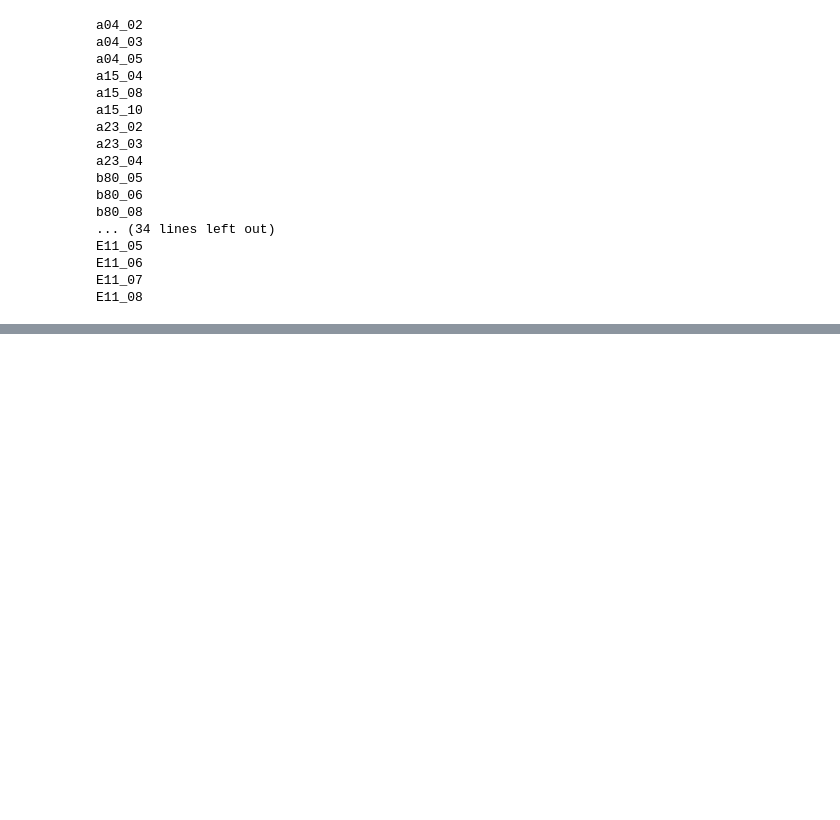
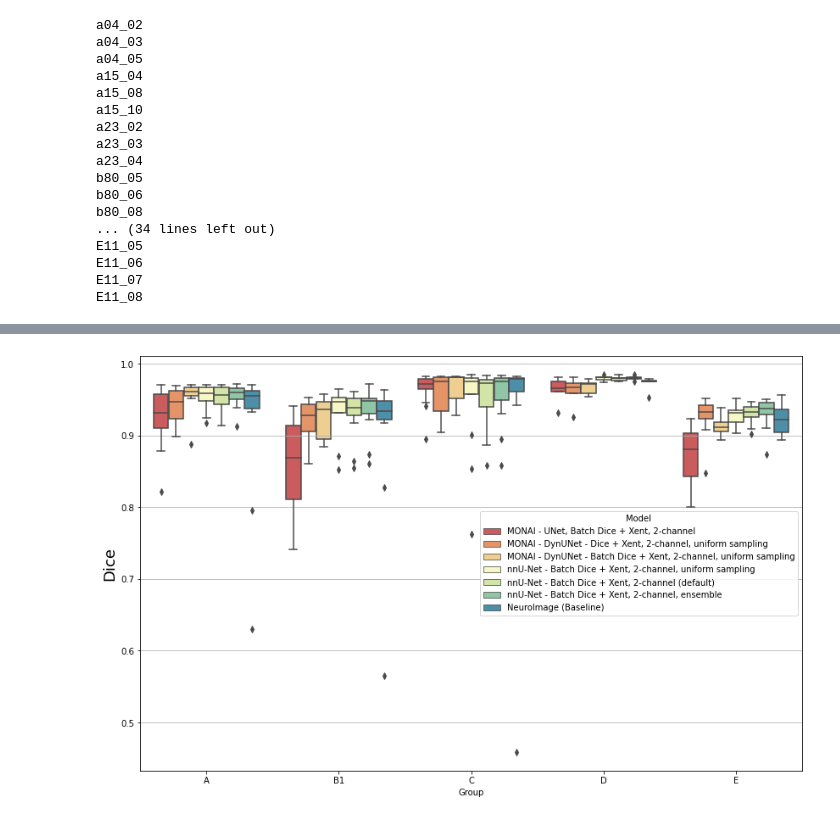
Before and after one commit to gift-surg/FetalBrainSegmentation_MONAI, a Jupyter notebook: notebooks/MONAI_vs_nnUNet_comparison.ipynb, the cells around one changed output, grey strips where cells are left out. Cells and saved outputs as stored; diff of their text form; code cells hidden in the pictures; blank space fills up the shorter version.

```diff
--- a/notebooks/MONAI_vs_nnUNet_comparison.ipynb
+++ b/notebooks/MONAI_vs_nnUNet_comparison.ipynb
@@ -247,3 +254,19 @@ plt.grid(b=True,axis='y')
+# %%
+pd2 = pd.DataFrame(data={'Group': full_list['Group'], 'Dice': full_list['MONAI_inplanecrop'], 'Model': 'MONAI - UNet, Batch Dice + Xent, 2-channel'})
+pd2 = pd2.append(pd.DataFrame(data={'Group': full_list['Group'], 'Dice': full_list['MONAI_dynUnet'], 'Model': 'MONAI - DynUNet - Dice + Xent, 2-channel, uniform sampling'}))
+pd2 = pd2.append(pd.DataFrame(data={'Group': full_list['Group'], 'Dice': full_list['MONAI_dynUnet_batch'], 'Model': 'MONAI - DynUNet - Batch Dice + Xent, 2-channel, uniform sampling'}))
+pd2 = pd2.append(pd.DataFrame(data={'Group': full_list['Group'], 'Dice': full_list['nnUNet_uniform'], 'Model': 'nnU-Net - Batch Dice + Xent, 2-channel, uniform sampling'}))
+pd2 = pd2.append(pd.DataFrame(data={'Group': full_list['Group'], 'Dice': full_list['nnUNet'], 'Model': 'nnU-Net - Batch Dice + Xent, 2-channel (default)'}))
+pd2 = pd2.append(pd.DataFrame(data={'Group': full_list['Group'], 'Dice': full_list['nnUNet_ensemble'], 'Model': 'nnU-Net - Batch Dice + Xent, 2-channel, ensemble'}))
+pd2 = pd2.append(pd.DataFrame(data={'Group': full_list['Group'], 'Dice': full_list['NeuroImage'], 'Model': 'NeuroImage (Baseline)'}))
+
+fig = plt.figure(figsize=(14, 9))
+b2 = sns.boxplot(x='Group', y='Dice', hue='Model', data=pd2, palette="Spectral")
+b2.set_ylabel('Dice', fontsize=18)
+# b1.set_ylim([0, 1])
+plt.grid(b=True,axis='y')
+# %% [output]
+[figure, added]
 # %%
 label_file = "/mnt/data/mranzini/Desktop/GIFT-Surg/Data/NeuroImage_dataset/GroupA/a04_02_Label.nii.gz"
 prediction_file = monai_squared_root[0] + "/a04_02_Image/" + "a04_02_Image_seg.nii.gz"
```
Also changed, not shown: parts of 4 cells of this notebook, 5 other files.
